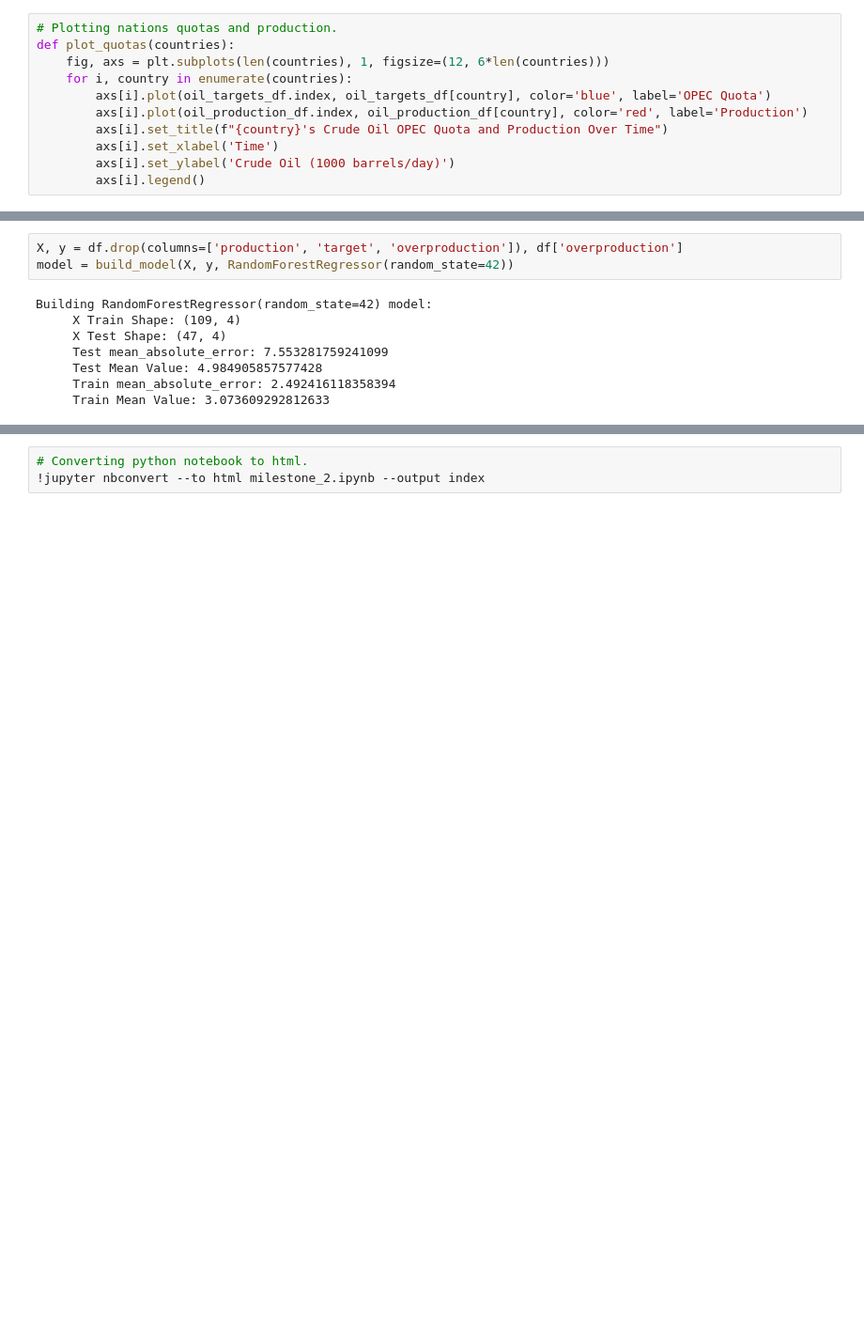
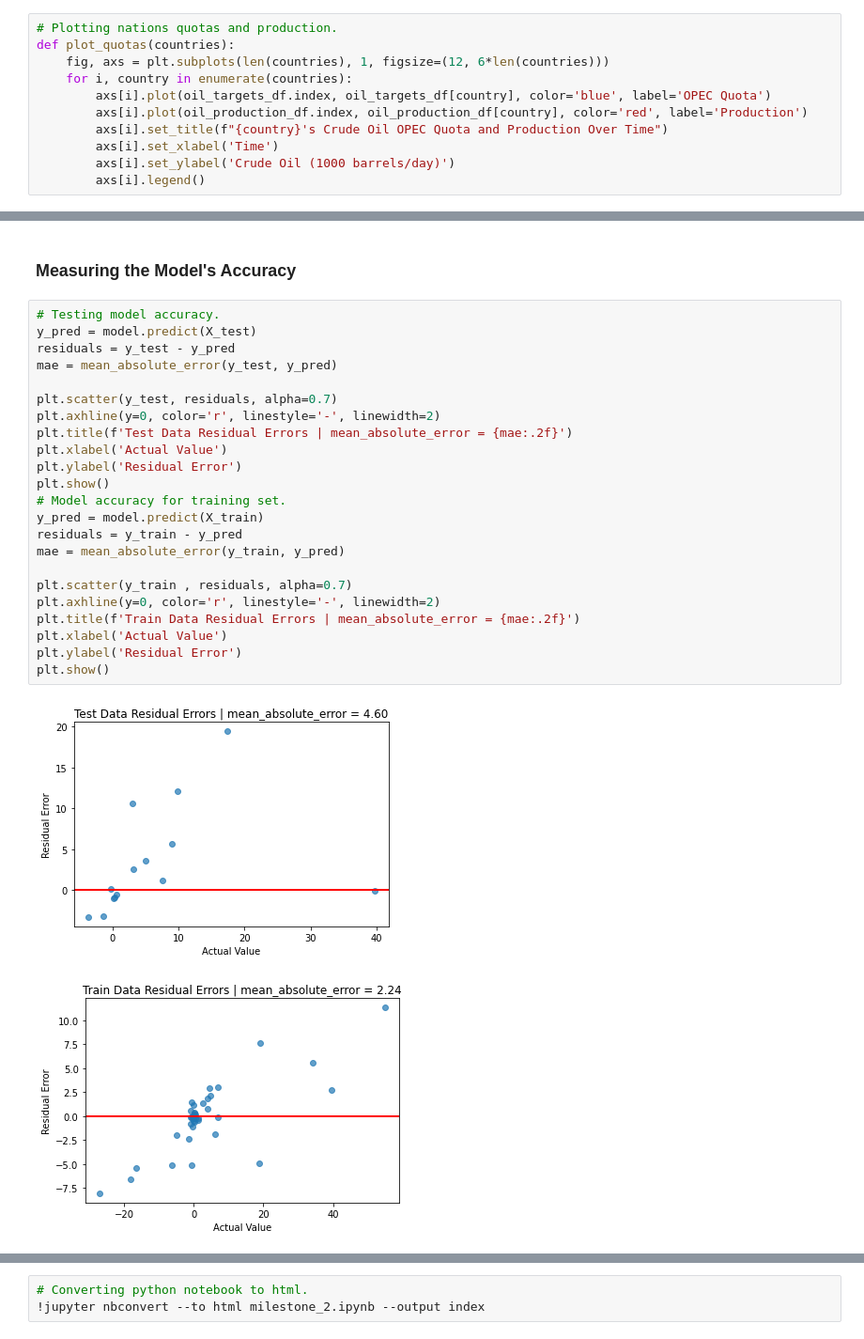
Before and after one commit to willcrodman/data_science_final_project, a Jupyter notebook: final.ipynb, the cells around one changed output, grey strips where cells are left out. Shown at 94% size. Drawn from its saved outputs; the diff is of its cells as text; blank space fills up the shorter version.

```diff
--- a/final.ipynb
+++ b/final.ipynb
@@ -735,11 +742,28 @@ def build_model(X, y, model):
-# %%
-X, y = df.drop(columns=['production', 'target', 'overproduction']), df['overproduction']
-model = build_model(X, y, RandomForestRegressor(random_state=42))
-# %% [output]
-Building RandomForestRegressor(random_state=42) model:
-     X Train Shape: (109, 4)
-     X Test Shape: (47, 4)
-     Test mean_absolute_error: 7.553281759241099
-     Test Mean Value: 4.984905857577428
-     Train mean_absolute_error: 2.492416118358394
-     Train Mean Value: 3.073609292812633
+# %% [markdown]
+### Measuring the Model's Accuracy
+# %%
+# Testing model accuracy.
+y_pred = model.predict(X_test)
+residuals = y_test - y_pred
+mae = mean_absolute_error(y_test, y_pred)
+
+plt.scatter(y_test, residuals, alpha=0.7)
+plt.axhline(y=0, color='r', linestyle='-', linewidth=2)
+plt.title(f'Test Data Residual Errors | mean_absolute_error = {mae:.2f}')
+plt.xlabel('Actual Value')
+plt.ylabel('Residual Error')
+plt.show()
+# Model accuracy for training set.
+y_pred = model.predict(X_train)
+residuals = y_train - y_pred
+mae = mean_absolute_error(y_train, y_pred)
+
+plt.scatter(y_train , residuals, alpha=0.7)
+plt.axhline(y=0, color='r', linestyle='-', linewidth=2)
+plt.title(f'Train Data Residual Errors | mean_absolute_error = {mae:.2f}')
+plt.xlabel('Actual Value')
+plt.ylabel('Residual Error')
+plt.show()
+# %% [output]
+[figure, added]
+[figure, added]
```
Also changed, not shown: parts of 20 cells of this notebook.
